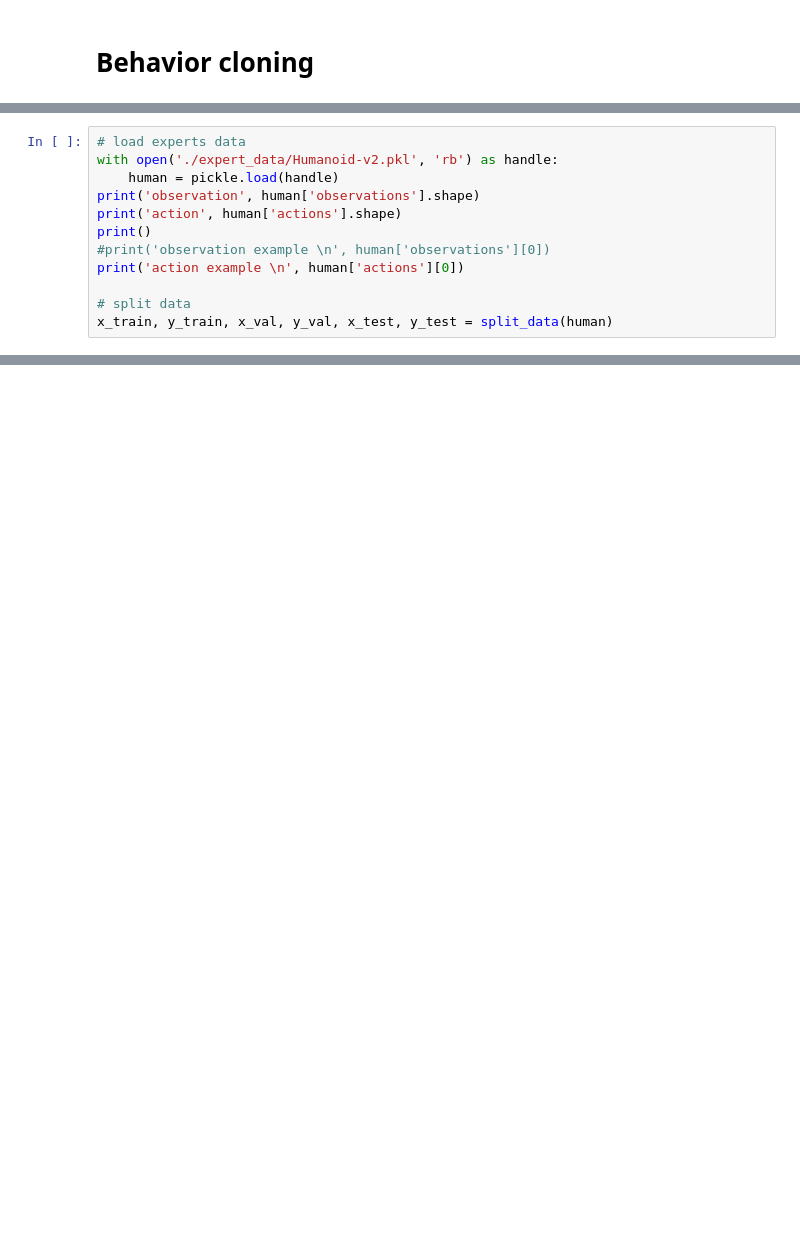
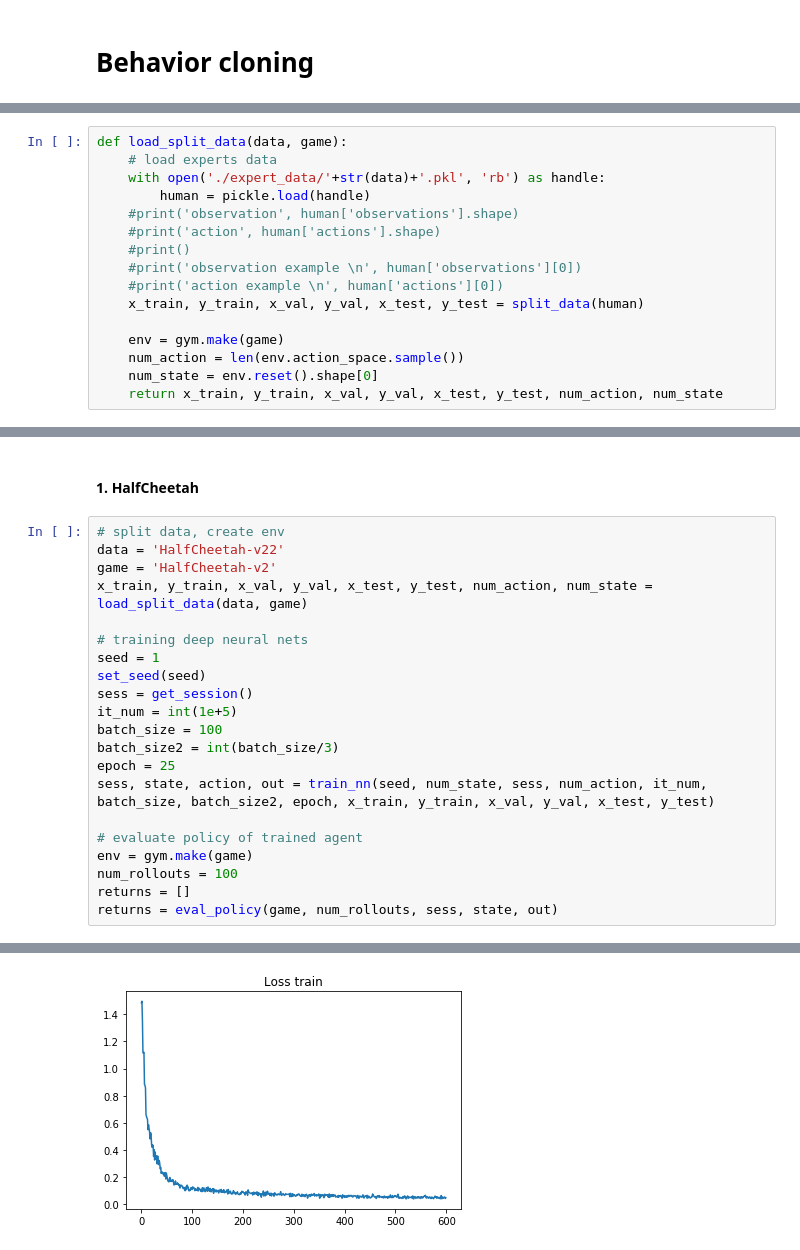
Before and after one commit to seungwon1/cs294_hw, a Jupyter notebook: hw1/hw1.ipynb, the cells around one changed output, grey strips where cells are left out. Cells and saved outputs as stored; diff of their text form; blank space fills up the shorter version.

```diff
--- a/hw1/hw1.ipynb
+++ b/hw1/hw1.ipynb
@@ -41,12 +44,16 @@ def get_session(): # use with get_session() as sess: or sess = get_session()
 # %%
-# load experts data
-with open('./expert_data/Humanoid-v2.pkl', 'rb') as handle:
-    human = pickle.load(handle)
-print('observation', human['observations'].shape)
-print('action', human['actions'].shape)
-print()
-#print('observation example \n', human['observations'][0])
-print('action example \n', human['actions'][0])
+def load_split_data(data, game):
+    # load experts data
+    with open('./expert_data/'+str(data)+'.pkl', 'rb') as handle:
+        human = pickle.load(handle)
+    #print('observation', human['observations'].shape)
+    #print('action', human['actions'].shape)
+    #print()
+    #print('observation example \n', human['observations'][0])
+    #print('action example \n', human['actions'][0])
+    x_train, y_train, x_val, y_val, x_test, y_test = split_data(human)
 
-# split data
-x_train, y_train, x_val, y_val, x_test, y_test = split_data(human)
+    env = gym.make(game)
+    num_action = len(env.action_space.sample())
+    num_state = env.reset().shape[0]
+    return x_train, y_train, x_val, y_val, x_test, y_test, num_action, num_state
@@ -93,0 +171,24 @@ def optimizer(loss, lr = 1e-4):
+# %% [markdown]
+#### 1. HalfCheetah
+# %%
+# split data, create env
+data = 'HalfCheetah-v22'
+game = 'HalfCheetah-v2'
+x_train, y_train, x_val, y_val, x_test, y_test, num_action, num_state = load_split_data(data, game)
+
+# training deep neural nets
+seed = 1
+set_seed(seed)
+sess = get_session()
+it_num = int(1e+5)
+batch_size = 100
+batch_size2 = int(batch_size/3)
+epoch = 25
+sess, state, action, out = train_nn(seed, num_state, sess, num_action, it_num, batch_size, batch_size2, epoch, x_train, y_train, x_val, y_val, x_test, y_test)
+
+# evaluate policy of trained agent
+env = gym.make(game)
+num_rollouts = 100
+returns = []
+returns = eval_policy(game, num_rollouts, sess, state, out)
+# %% [output]
@@ -93,0 +209 @@ def optimizer(loss, lr = 1e-4):
+[figure, added]
```
Also changed, not shown: parts of 25 cells of this notebook.
